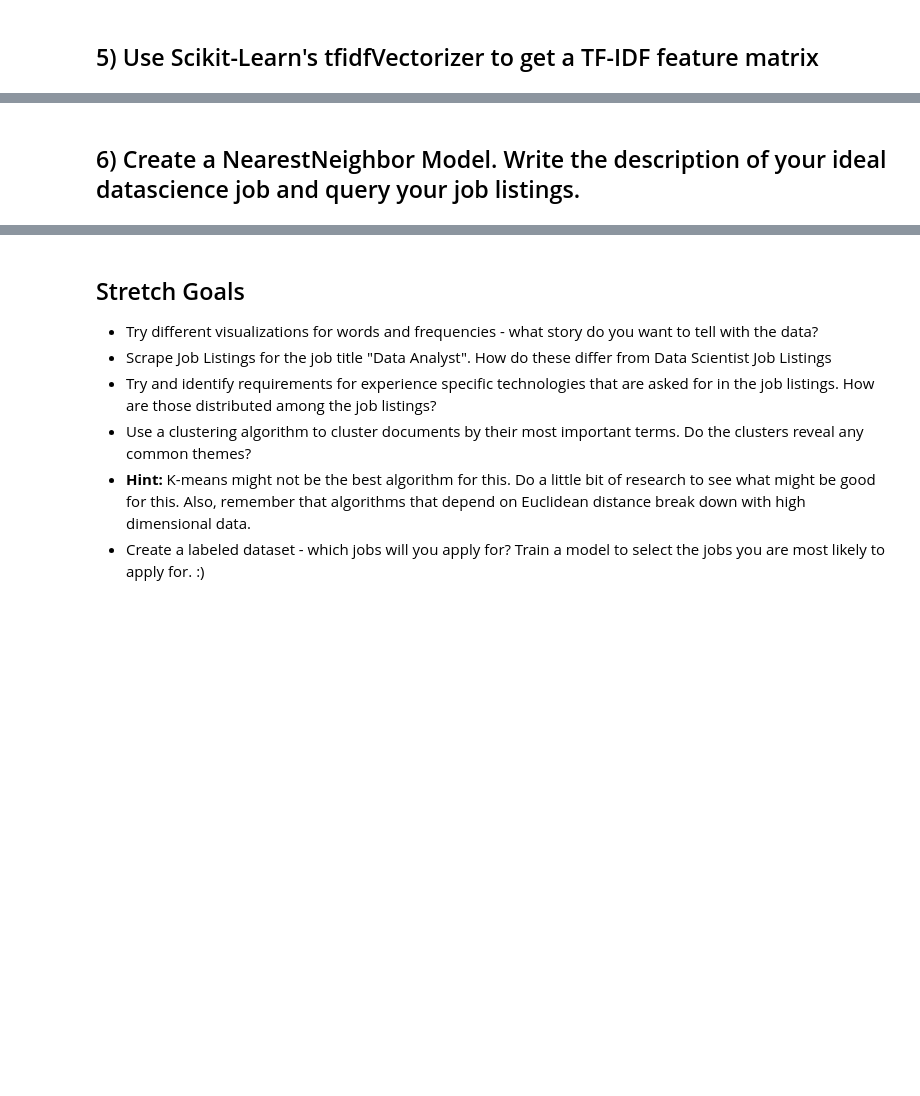
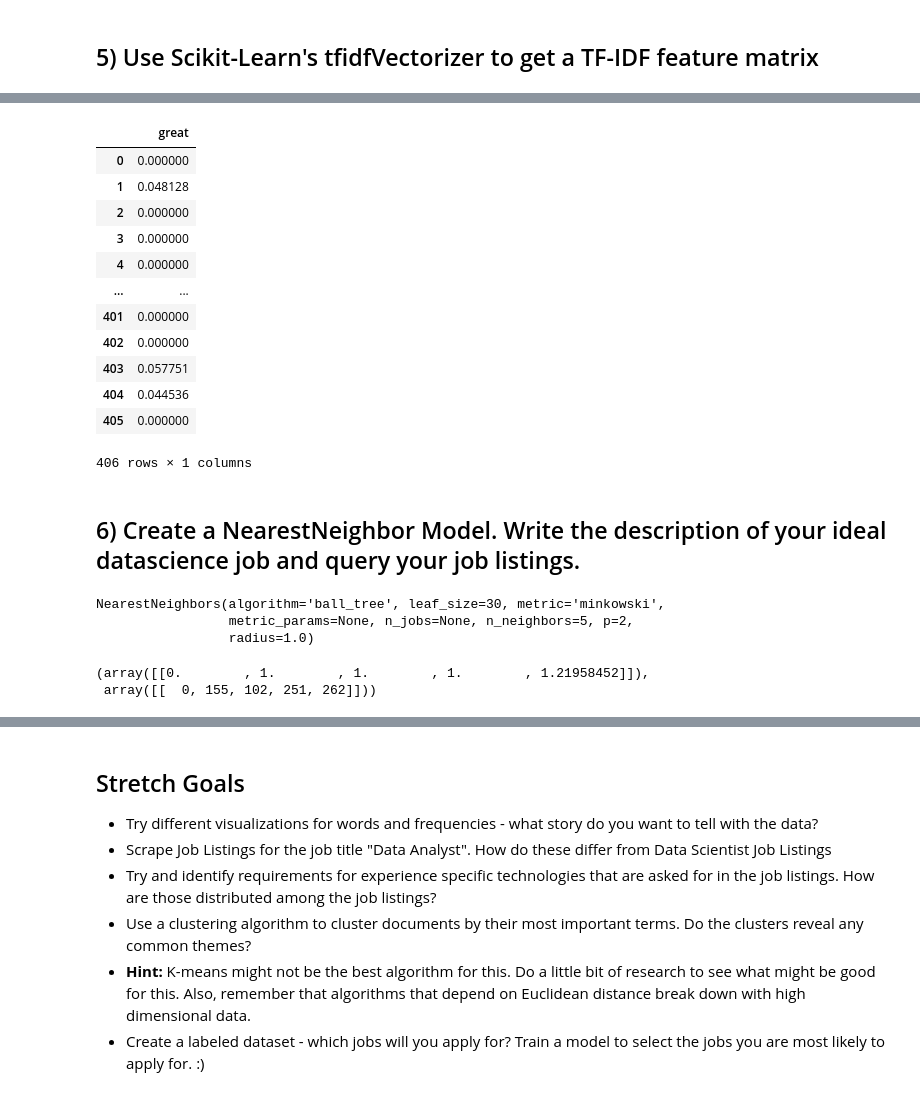
Before and after one commit to ErikSeguinte/DS-Unit-4-Sprint-1-NLP, a Jupyter notebook: module2-vector-representations/LS_DS_412_Vector_Representations_Assignment.ipynb, the cells around one changed output, grey strips where cells are left out. Drawn from its saved outputs; the diff is of its cells as text; code cells hidden in the pictures; blank space fills up the shorter version.

```diff
--- a/module2-vector-representations/LS_DS_412_Vector_Representations_Assignment.ipynb
+++ b/module2-vector-representations/LS_DS_412_Vector_Representations_Assignment.ipynb
@@ -167,2 +193,18 @@ raise Exception("\nThis task is not complete. \nReplace this line with your code
+# %%
+dtm_df.loc[:, ["great"]]
+# %% [output]
+|  | great |
+| 0 | 0.000000 |
+| 1 | 0.048128 |
+| 2 | 0.000000 |
+| 3 | 0.000000 |
+| 4 | 0.000000 |
+| ... | ... |
+| 401 | 0.000000 |
+| 402 | 0.000000 |
+| 403 | 0.057751 |
+| 404 | 0.044536 |
+| 405 | 0.000000 |
+406 rows × 1 columns
 # %% [markdown]
 ## 6) Create a NearestNeighbor Model. Write the description of your ideal datascience job and query your job listings.
@@ -171,0 +214,12 @@ raise Exception("\nThis task is not complete. \nReplace this line with your code
+# %%
+nn = NearestNeighbors(n_neighbors=5, algorithm = 'ball_tree')
+nn.fit(dtm_df)
+# %% [output]
+NearestNeighbors(algorithm='ball_tree', leaf_size=30, metric='minkowski',
+                 metric_params=None, n_jobs=None, n_neighbors=5, p=2,
+                 radius=1.0)
+# %%
+nn.kneighbors([dtm_df.iloc[0].values])
+# %% [output]
+(array([[0.        , 1.        , 1.        , 1.        , 1.21958452]]),
+ array([[  0, 155, 102, 251, 262]]))
```
Also changed, not shown: parts of 9 cells of this notebook.
